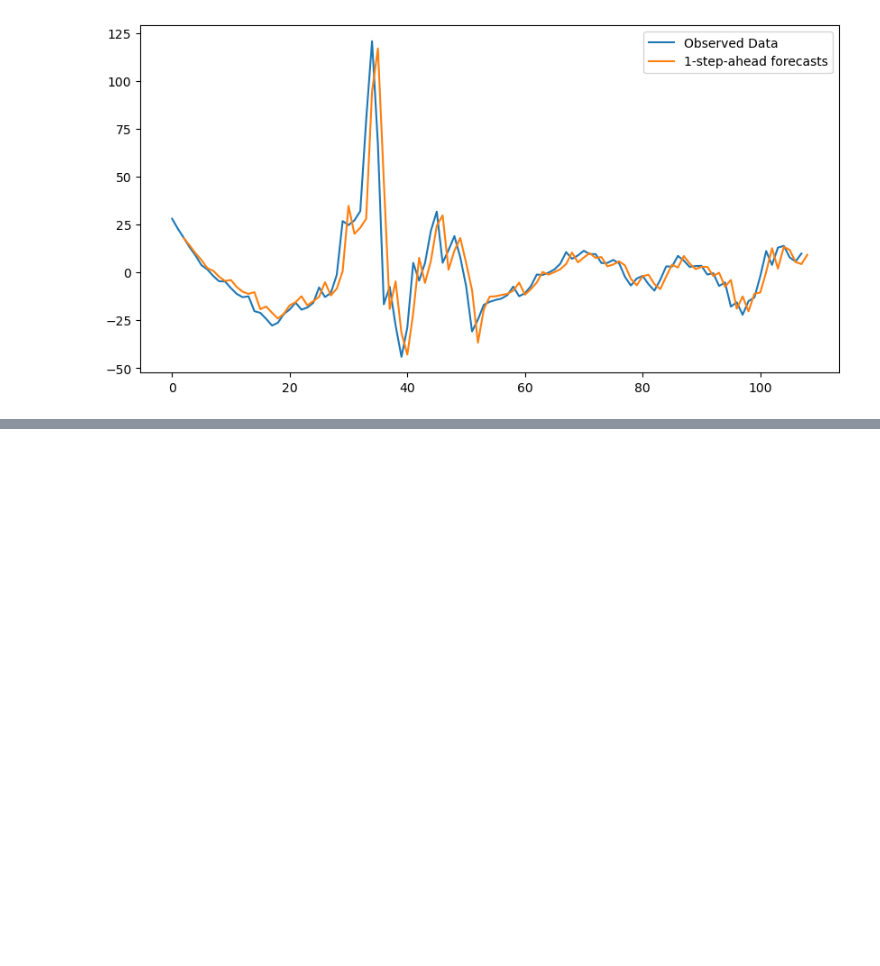
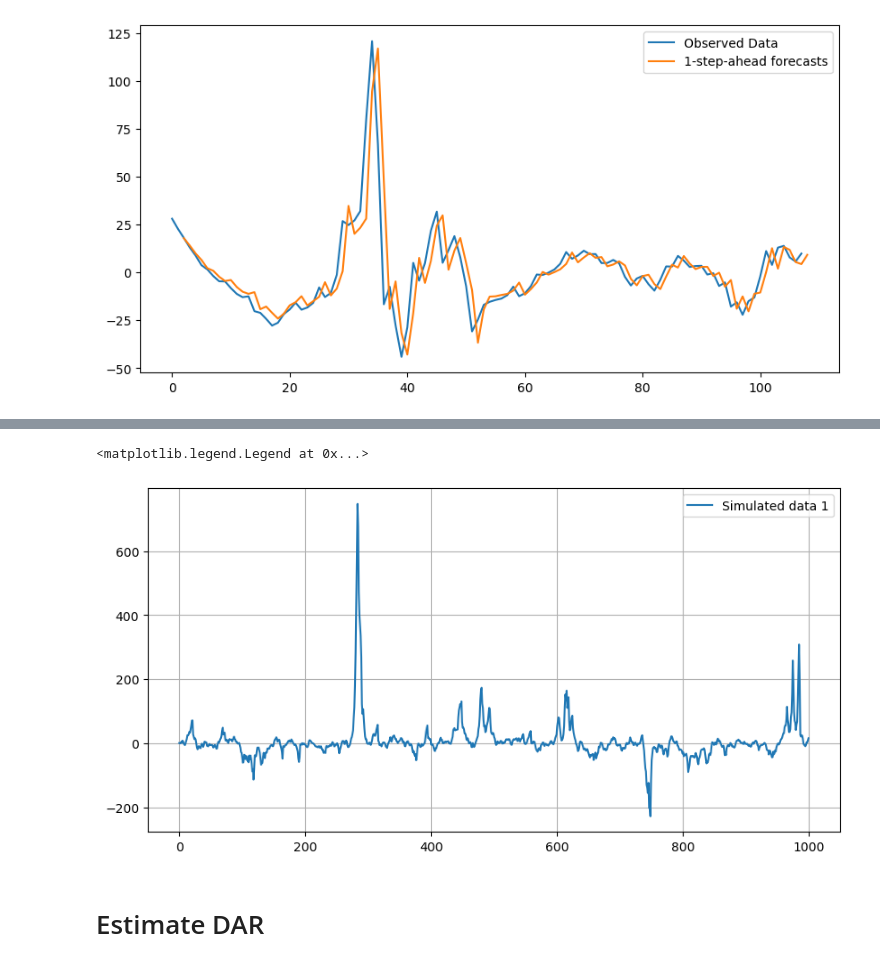
Before and after one commit to peterravn/Seminar-Adv-Finance, a Jupyter notebook: Emil Gøgl/DARMA(1).ipynb, the cells around one changed output, grey strips where cells are left out. Drawn from its saved outputs; the diff is of its cells as text; code cells hidden in the pictures; blank space fills up the shorter version.

```diff
--- a/Emil Gøgl/DARMA(1).ipynb
+++ b/Emil Gøgl/DARMA(1).ipynb
@@ -172,0 +119,46 @@ plt.legend()
+# %%
+def DARMA_sim(parameters, T, set_seed):
+    np.random.seed(set_seed)
+    rho, omega, alpha, phi = parameters
+
+    max_lag = 2
+
+    # Initialize arrays
+    Y = np.zeros(T)
+    ETA = np.random.normal(loc=0, scale=1, size = T)
+
+    # Initialize the process
+    Y[0] = 1
+
+    # Define function objects at time t
+    y = lambda t: Y[t]
+    eta = lambda t: ETA[t]
+    sigma = lambda t: np.sqrt(omega + alpha * y(t-1)**2)
+    beta = lambda t: phi * (y(t) - rho * y(t-1)) / sigma(t)
+
+    # The model
+    DARMA = lambda t: rho * y(t-1) + sigma(t) * beta(t-1) + sigma(t) * eta(t)
+
+    # Recursively comput the model
+    for t in range(max_lag, T):
+        Y[t] = DARMA(t)
+    return Y
+# %%
+rho_sim = 0.9
+omega_sim = 20
+alpha_sim = 0.1
+phi_sim = 0.4
+T_sim = 1000
+
+parameters_sim = rho_sim, omega_sim, alpha_sim, phi_sim
+DARMA_simulated = DARMA_sim(parameters_sim, T = T_sim, set_seed = 422413)
+
+plt.figure(figsize=(10, 5))  # Set the figure size
+plt.plot(DARMA_simulated, label='Simulated data 1')
+plt.grid()
+plt.legend()
+# %% [output]
+<matplotlib.legend.Legend at 0x...>
+[figure, added]
+# %% [markdown]
+# Estimate DAR
```
Also changed, not shown: parts of 22 cells of this notebook, 27 other files.
